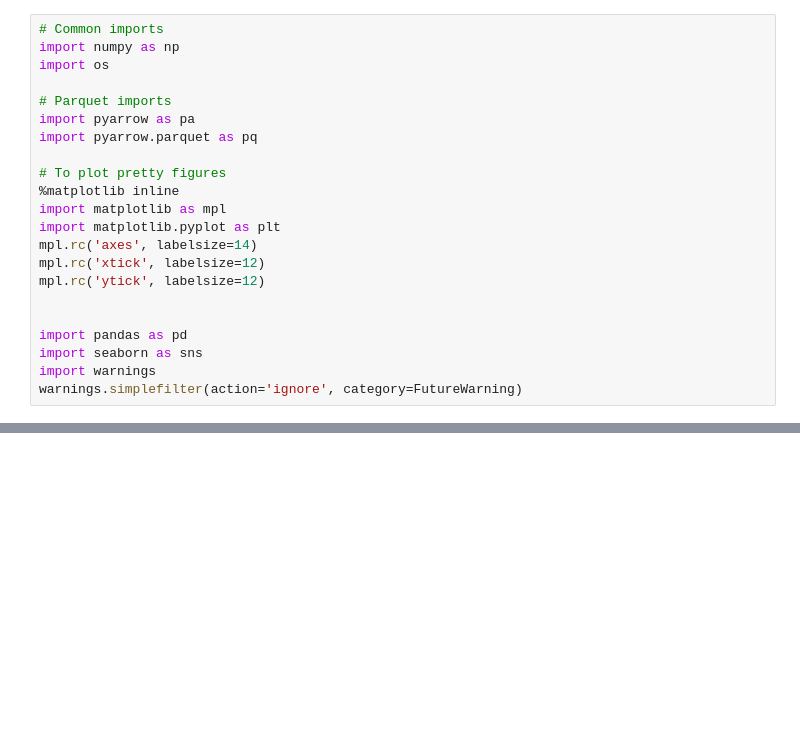
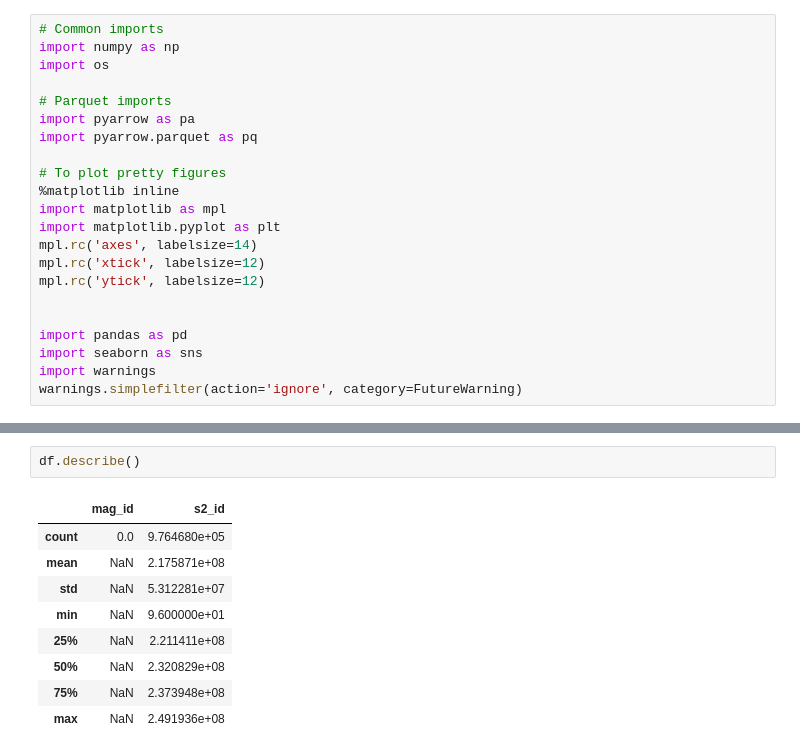
Before and after one commit to luisosmx/Project_Technical_Challenge, a Jupyter notebook: Technical__challenge.ipynb, the cells around one changed output, grey strips where cells are left out. Drawn from its saved outputs; the diff is of its cells as text; blank space fills up the shorter version.

```diff
--- a/Technical__challenge.ipynb
+++ b/Technical__challenge.ipynb
@@ -49,0 +68,12 @@ IsADirectoryError: ignored
+# %%
+df.describe()
+# %% [output]
+|  | mag_id | s2_id |
+| count | 0.0 | 9.764680e+05 |
+| mean | NaN | 2.175871e+08 |
+| std | NaN | 5.312281e+07 |
+| min | NaN | 9.600000e+01 |
+| 25% | NaN | 2.211411e+08 |
+| 50% | NaN | 2.320829e+08 |
+| 75% | NaN | 2.373948e+08 |
+| max | NaN | 2.491936e+08 |
```
Also changed, not shown: parts of 8 cells of this notebook.
